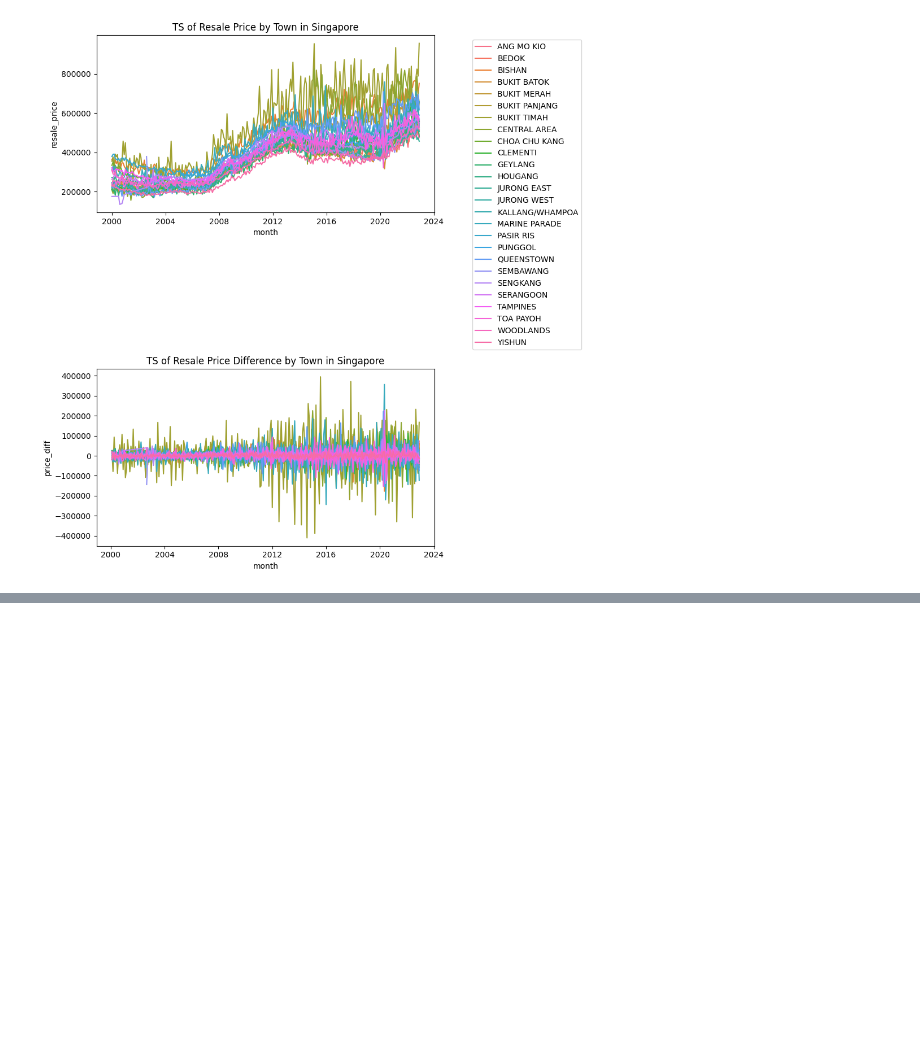
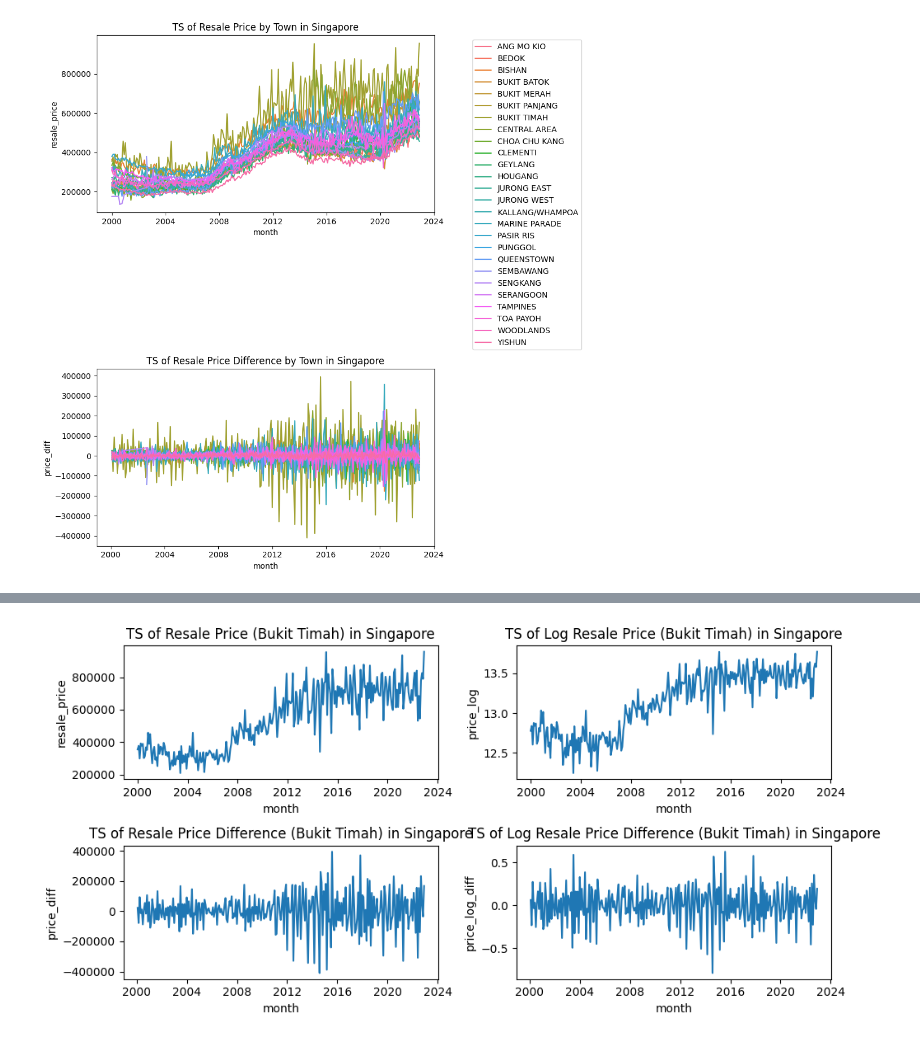
Before and after one commit to lingjie00/ST6241A_2425, a Jupyter notebook: notebook/data_exploration.ipynb, the cells around one changed output, grey strips where cells are left out. Saved outputs shown, nothing was run; the diff lists cells and outputs as text; code cells hidden in the pictures; blank space fills up the shorter version.

```diff
--- a/notebook/data_exploration.ipynb
+++ b/notebook/data_exploration.ipynb
@@ -75,3 +77,27 @@ plt.savefig(Path("..") / "asset" / "resale_price_bukit_timah_ts.png")
+# %%
+fig, axes = plt.subplots(2, 2, figsize=(10, 5))
+sns.lineplot(data=resale_price.query("town == 'BUKIT TIMAH'"), x="month", y="resale_price", hue="town", ax=axes[0][0])
+axes[0][0].legend_.remove()
+axes[0][0].set_title("TS of Resale Price (Bukit Timah) in Singapore")
+
+sns.lineplot(data=resale_price.query("town == 'BUKIT TIMAH'"), x="month", y="price_log", hue="town", ax=axes[0][1])
+axes[0][1].legend_.remove()
+axes[0][1].set_title("TS of Log Resale Price (Bukit Timah) in Singapore")
+
+sns.lineplot(data=resale_price.query("town == 'BUKIT TIMAH'"), x="month", y="price_diff", hue="town", ax=axes[1][0])
+# remove legend
+axes[1][0].legend_.remove()
+axes[1][0].set_title("TS of Resale Price Difference (Bukit Timah) in Singapore")
+
+sns.lineplot(data=resale_price.query("town == 'BUKIT TIMAH'"), x="month", y="price_log_diff", hue="town", ax=axes[1][1])
+# remove legend
+axes[1][1].legend_.remove()
+axes[1][1].set_title("TS of Log Resale Price Difference (Bukit Timah) in Singapore")
+
+plt.tight_layout()
+plt.savefig(Path("..") / "asset" / "resale_price_bukit_timah_ts.png")
+# %% [output]
+[figure, added]
 # %%
 median_income.info()
 median_income.head()
```
Also changed, not shown: parts of 6 cells of this notebook, 8 other files.
